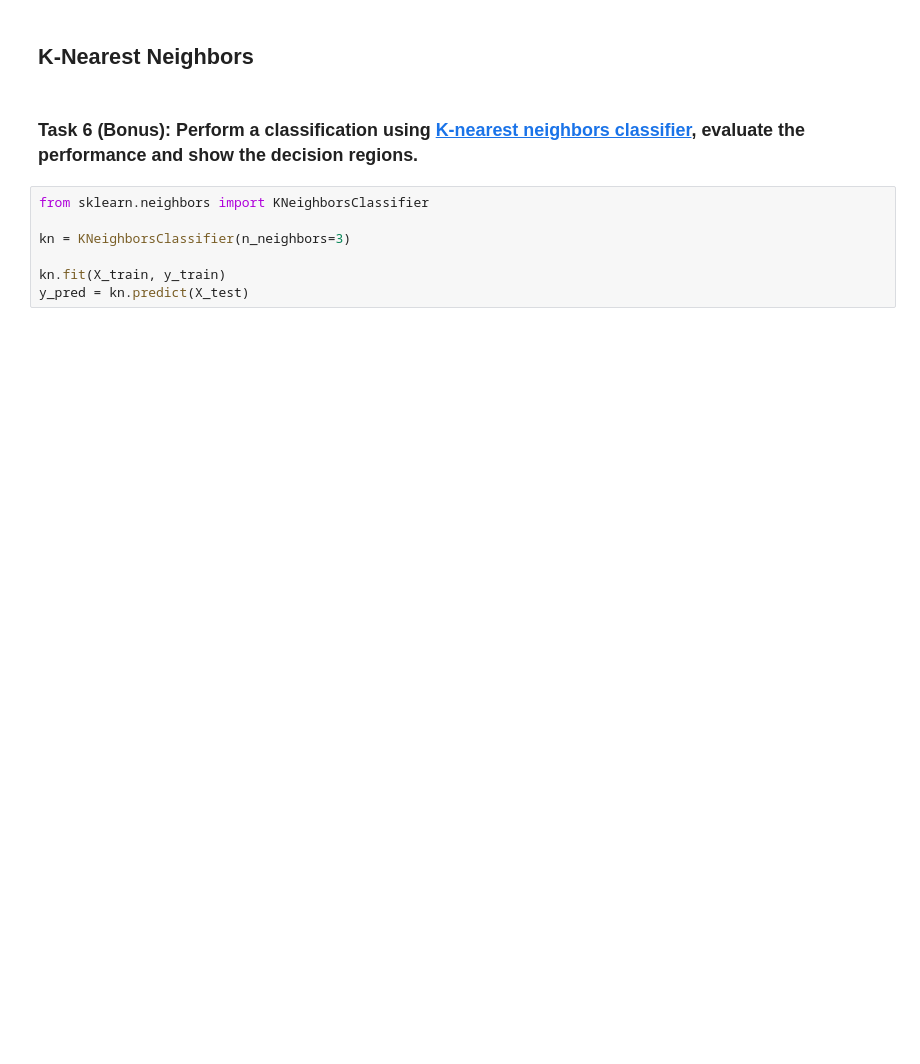
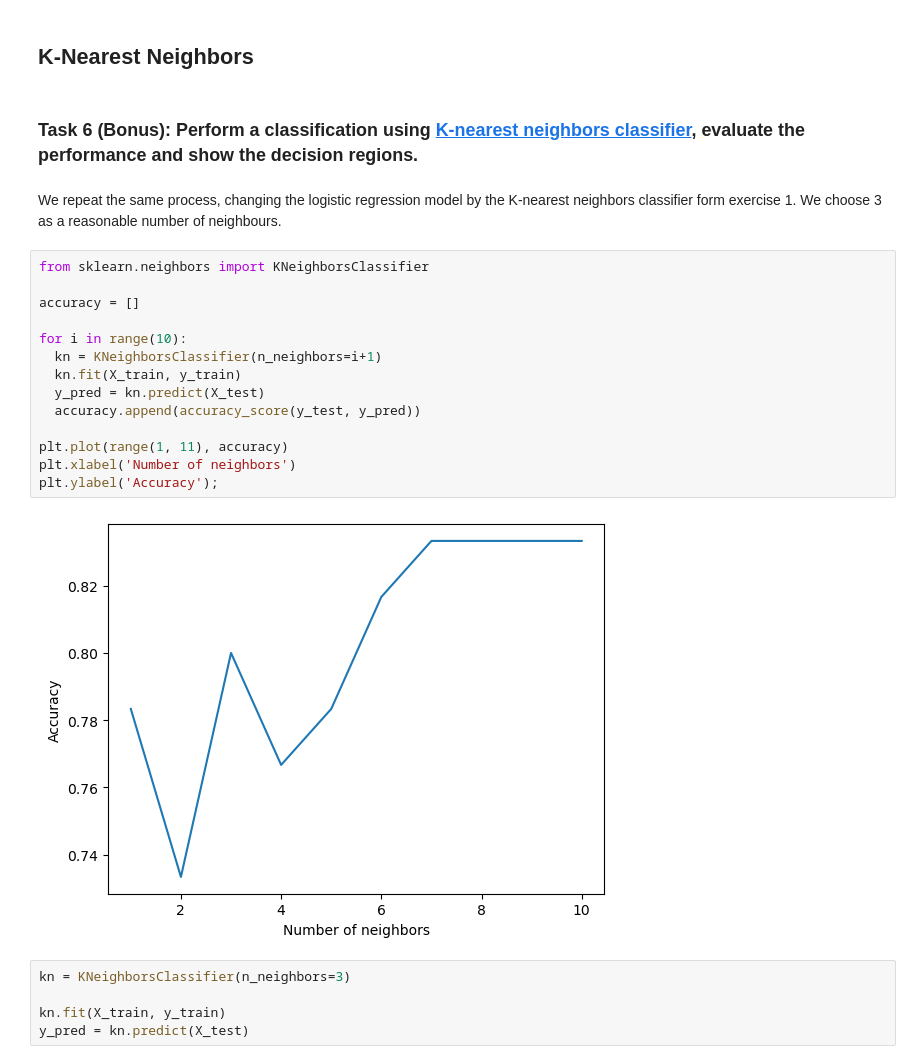
Before and after one commit to juan-prado-7/imapp, a Jupyter notebook: applied-deep-learning/ex3-iris-classification.ipynb, the cells around one changed output. Cells and saved outputs as stored; diff of their text form; blank space fills up the shorter version.

Commit message:
Update exercises of applied deep learning

```diff
--- a/applied-deep-learning/ex3-iris-classification.ipynb
+++ b/applied-deep-learning/ex3-iris-classification.ipynb
@@ -385,9 +386,25 @@ ax.set(
 ## K-Nearest Neighbors
 # %% [markdown]
 ### Task 6 (Bonus): Perform a classification using [K-nearest neighbors classifier](http://scikit-learn.org/stable/modules/generated/sklearn.neighbors.KNeighborsClassifier.html), evaluate the performance and show the decision regions.
+# %% [markdown]
+We repeat the same process, changing the logistic regression model by the K-nearest neighbors classifier form exercise 1. We choose 3 as a reasonable number of neighbours.
+# %%
+from sklearn.neighbors import KNeighborsClassifier
+
+accuracy = []
+
+for i in range(10):
+  kn = KNeighborsClassifier(n_neighbors=i+1)
+  kn.fit(X_train, y_train)
+  y_pred = kn.predict(X_test)
+  accuracy.append(accuracy_score(y_test, y_pred))
+
+plt.plot(range(1, 11), accuracy)
+plt.xlabel('Number of neighbors')
+plt.ylabel('Accuracy');
+# %% [output]
+[figure, added]
 # %%
-from sklearn.neighbors import KNeighborsClassifier
-
 kn = KNeighborsClassifier(n_neighbors=3)
 
 kn.fit(X_train, y_train)
```
Also changed, not shown: parts of 25 cells of this notebook, 1 other file.
